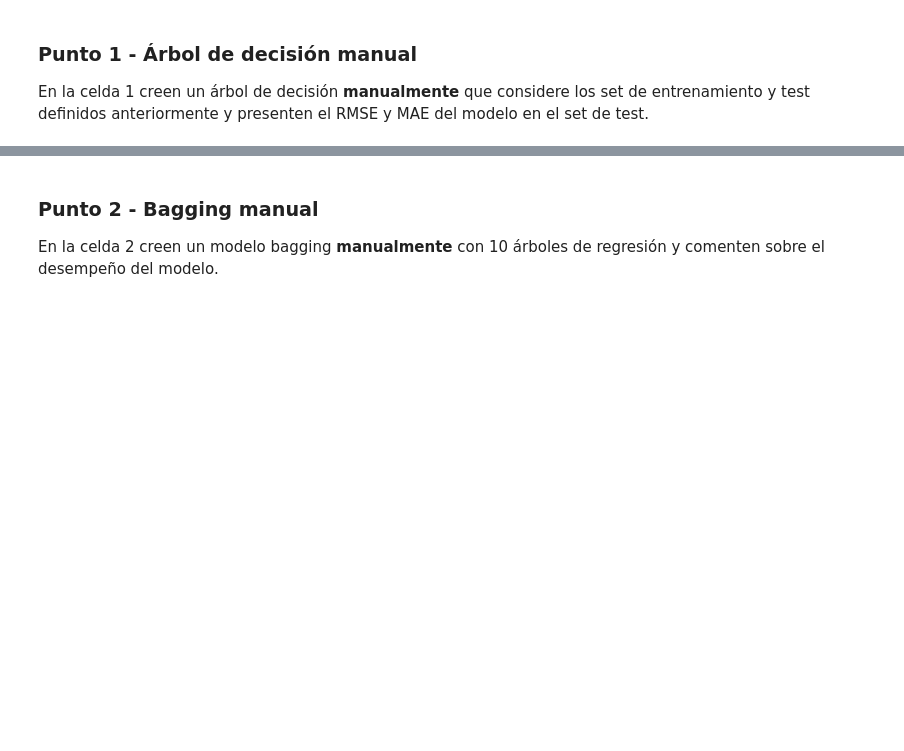
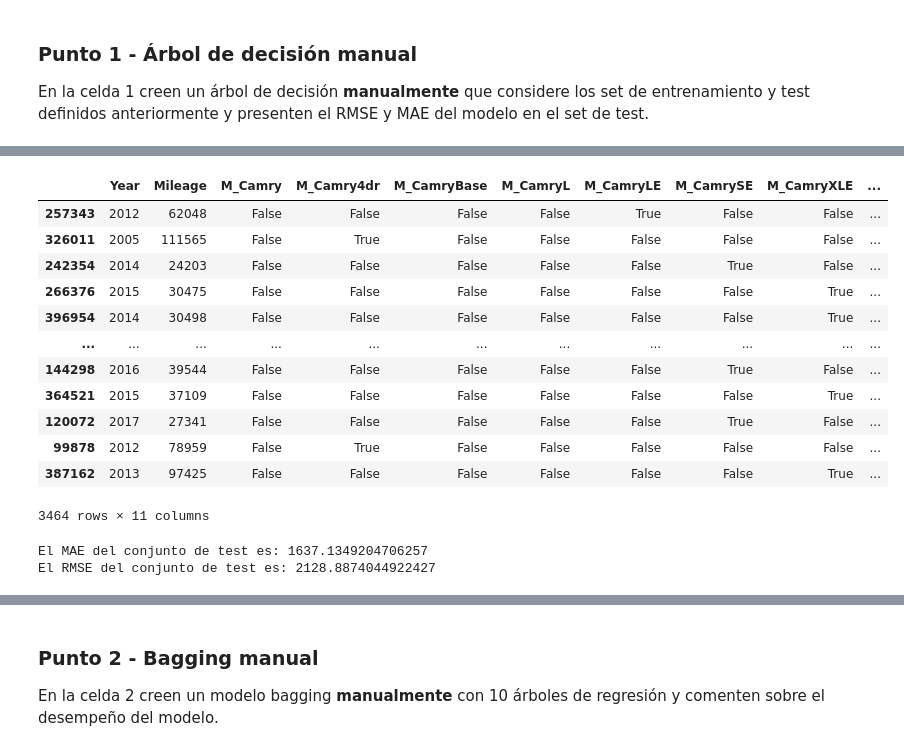
Before and after one commit to monsedcgc19/MIAD_ML_NLP_2025, a Jupyter notebook: Semana 2/S2TC1_RandomForests_Boosting.ipynb, the cells around one changed output, grey strips where cells are left out. Cells and saved outputs as stored; diff of their text form; code cells hidden in the pictures; blank space fills up the shorter version.

```diff
--- a/Semana 2/S2TC1_RandomForests_Boosting.ipynb
+++ b/Semana 2/S2TC1_RandomForests_Boosting.ipynb
@@ -49,0 +200,30 @@ En la celda 1 creen un árbol de decisión **manualmente**  que considere los se
+# %%
+y_pred = tree_predict(X_test, tree)
+
+df_predicciones = X_test.copy()
+df_predicciones["Predicción"] = y_pred
+df_predicciones["Real"] = y_test
+
+df_predicciones
+# %% [output]
+|  | Year | Mileage | M_Camry | M_Camry4dr | M_CamryBase | M_CamryL | M_CamryLE | M_CamrySE | M_CamryXLE | ... |
+| 257343 | 2012 | 62048 | False | False | False | False | True | False | False | ... |
+| 326011 | 2005 | 111565 | False | True | False | False | False | False | False | ... |
+| 242354 | 2014 | 24203 | False | False | False | False | False | True | False | ... |
+| 266376 | 2015 | 30475 | False | False | False | False | False | False | True | ... |
+| 396954 | 2014 | 30498 | False | False | False | False | False | False | True | ... |
+| ... | ... | ... | ... | ... | ... | ... | ... | ... | ... | ... |
+| 144298 | 2016 | 39544 | False | False | False | False | False | True | False | ... |
+| 364521 | 2015 | 37109 | False | False | False | False | False | False | True | ... |
+| 120072 | 2017 | 27341 | False | False | False | False | False | True | False | ... |
+| 99878 | 2012 | 78959 | False | True | False | False | False | False | False | ... |
+| 387162 | 2013 | 97425 | False | False | False | False | False | False | True | ... |
+3464 rows × 11 columns
+# %%
+mae = np.mean(np.abs(y_test - y_pred))
+rmse = np.sqrt(np.mean((y_test - y_pred) ** 2))
+print('El MAE del conjunto de test es:', mae)
+print('El RMSE del conjunto de test es:', rmse)
+# %% [output]
+El MAE del conjunto de test es: 1637.1349204706257
+El RMSE del conjunto de test es: 2128.8874044922427
```
Also changed, not shown: parts of 9 cells of this notebook.
